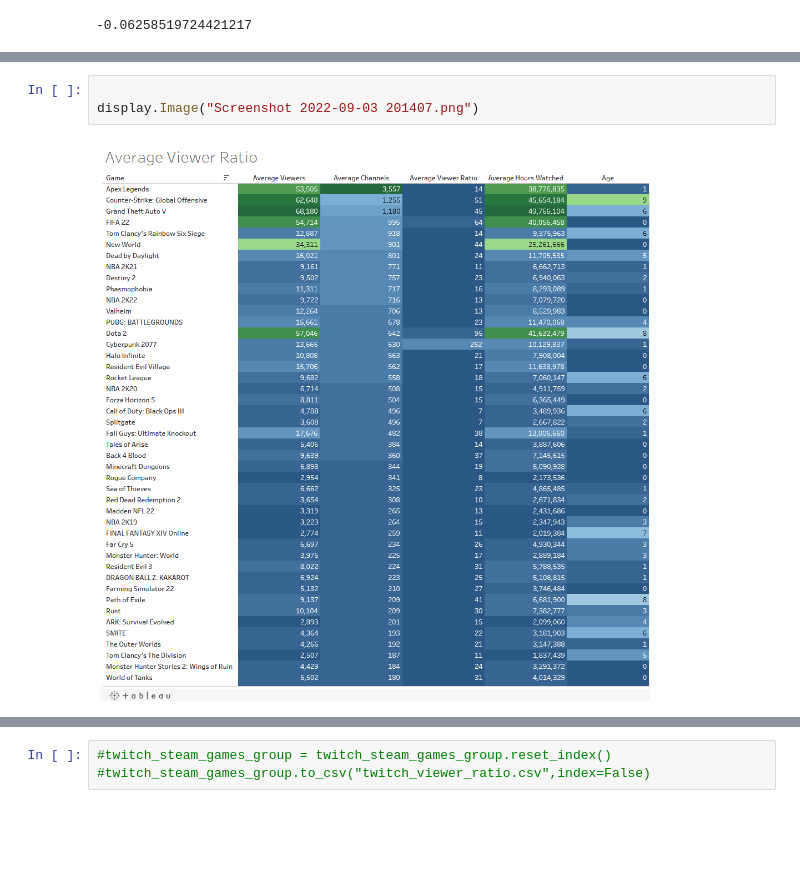
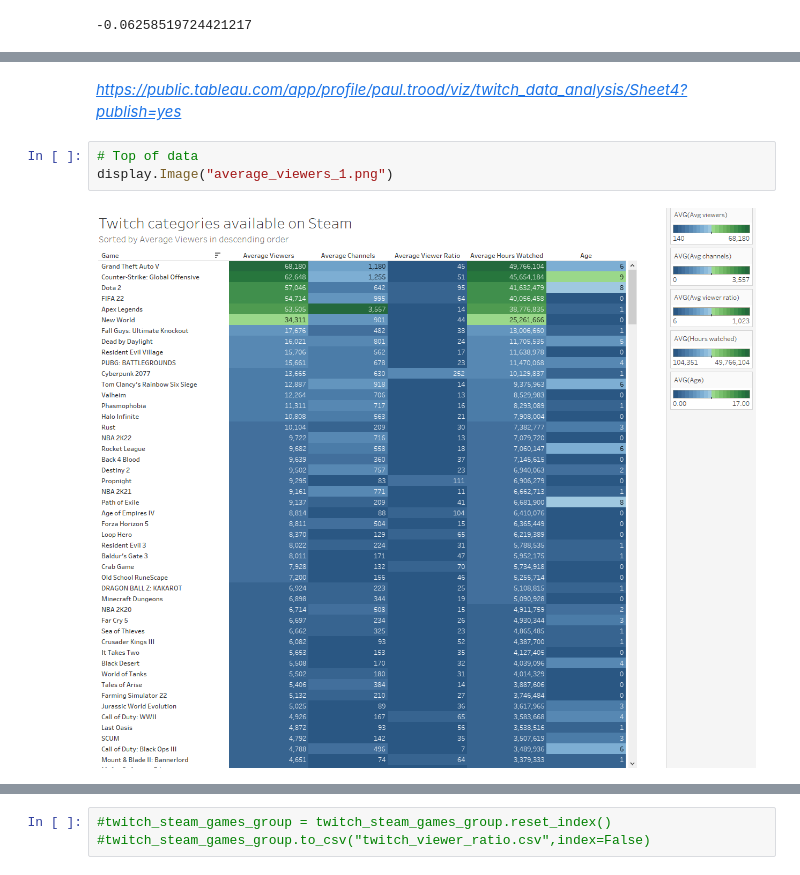
Before and after one commit to paul-trood/Portfolio-World_Happiness_Report, a Jupyter notebook: 04_data_analysis.ipynb, the cells around one changed output, grey strips where cells are left out. Drawn from its saved outputs; the diff is of its cells as text; blank space fills up the shorter version.

```diff
--- a/04_data_analysis.ipynb
+++ b/04_data_analysis.ipynb
@@ -1071,5 +1071,7 @@ Text(-2.7, 77000, 'Average number of monthly viewers on Twitch')
+# %% [markdown]
+*https://public.tableau.com/app/profile/paul.trood/viz/twitch_data_analysis/Sheet4?publish=yes*
 # %%
-
-display.Image("Screenshot 2022-09-03 201407.png")
+# Top of data
+display.Image("average_viewers_1.png")
 # %% [output]
-[figure, old version]
+[figure, new version]
```
Also changed, not shown: parts of 46 cells of this notebook.
